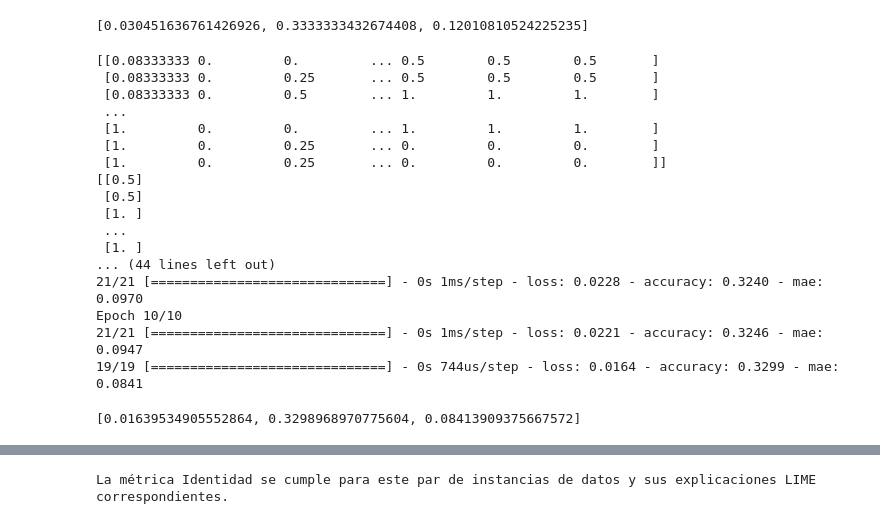
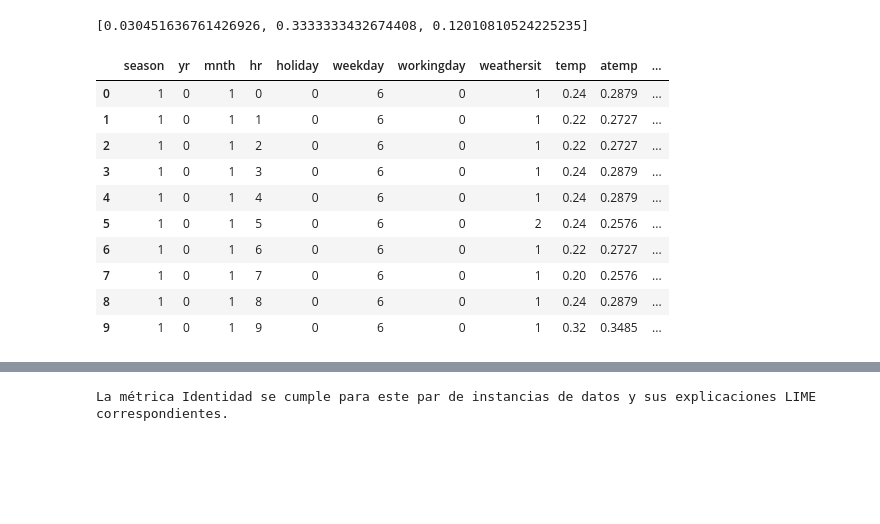
Before and after one commit to jucamgar2/PoryectoIA-Metodo-LIME, a Jupyter notebook: Fichero principal del proyecto.ipynb, the cells around one changed output, grey strips where cells are left out. Saved outputs shown, nothing was run; the diff lists cells and outputs as text; code cells hidden in the pictures; blank space fills up the shorter version.

```diff
--- a/Fichero principal del proyecto.ipynb
+++ b/Fichero principal del proyecto.ipynb
@@ -121,56 +121,32 @@ red_evaluation.evaluate(atributos_prueba, objetivo_prueba)
 28/28 [==============================] - 0s 713us/step - loss: 0.0305 - accuracy: 0.3333 - mae: 0.1201
 [0.030451636761426926, 0.3333333432674408, 0.12010810524225235]
 # %%
+#Importamos las librerias necesarias para crear la red neuronal
 import pandas
 import numpy as np
 from sklearn import model_selection, preprocessing
 from tensorflow import keras
-steel = pandas.read_csv('turkiye-student-evaluation_generic.csv', header=0)
-steel.head(10)
-atributos = evaluation.loc[:, 'class':'Q27']
-atributos = atributos.to_numpy()
-scaler = preprocessing.MinMaxScaler()
-atributos = scaler.fit_transform(atributos)
-print(atributos)
-objetivo = evaluation['Q28']
-objetivo = evaluation['Q28'].to_numpy(dtype=np.float32)
-scaler = preprocessing.MinMaxScaler()
-objetivo = scaler.fit_transform(objetivo.reshape(-1, 1))
-print(objetivo)
-print(objetivo)
-(atributos_entrenamiento, atributos_prueba,
- objetivo_entrenamiento, objetivo_prueba) = model_selection.train_test_split(
-    atributos, objetivo, test_size=.10)
-normalizador = keras.layers.Normalization()
-normalizador.adapt(atributos_entrenamiento)
-red_evaluation = keras.Sequential()
-red_evaluation.add(keras.layers.Input(shape=(31,)))
-red_evaluation.add(normalizador)
-red_evaluation.add(keras.layers.Dense(75, activation='relu'))
-red_evaluation.add(keras.layers.Dense(75, activation='sigmoid'))
-red_evaluation.add(keras.layers.Dense(1))
-#red_evaluation.add(keras.layers.Lambda(lambda x: x * 5))
-red_evaluation.summary()
-red_evaluation.compile(optimizer='SGD', loss='mean_squared_error', metrics=['accuracy', 'mae'])
-red_evaluation.fit(atributos_entrenamiento, objetivo_entrenamiento,
-                batch_size=256, epochs=10)
-red_evaluation.evaluate(atributos_prueba, objetivo_prueba)
+#Leemos el csv
+#bikes = pandas.read_csv('hour.csv', header=0)
+bikes = pandas.read_csv('hour2.csv',header = 0)
+
+# Eliminar la columna
+#bikes = bikes.drop('dteday', axis=1)
+#bikes = bikes.drop('instant', axis=1)
+# Guardar el DataFrame resultante en un nuevo archivo CSV
+#bikes.to_csv('hour2.csv', index=False)
-# %% [output]
-[[0.08333333 0.         0.         ... 0.5        0.5        0.5       ]
- [0.08333333 0.         0.25       ... 0.5        0.5        0.5       ]
- [0.08333333 0.         0.5        ... 1.         1.         1.        ]
- ...
- [1.         0.         0.         ... 1.         1.         1.        ]
- [1.         0.         0.25       ... 0.         0.         0.        ]
- [1.         0.         0.25       ... 0.         0.         0.        ]]
-[[0.5]
- [0.5]
- [1. ]
- ...
- [1. ]
-... (44 lines left out)
-21/21 [==============================] - 0s 1ms/step - loss: 0.0228 - accuracy: 0.3240 - mae: 0.0970
-Epoch 10/10
-21/21 [==============================] - 0s 1ms/step - loss: 0.0221 - accuracy: 0.3246 - mae: 0.0947
-19/19 [==============================] - 0s 744us/step - loss: 0.0164 - accuracy: 0.3299 - mae: 0.0841
-[0.01639534905552864, 0.3298968970775604, 0.08413909375667572]
+# %%
+#Mostramos las 10 primeras lineas para ver que se ha leido bién
+bikes.head(10)
+# %% [output]
+|  | season | yr | mnth | hr | holiday | weekday | workingday | weathersit | temp | atemp | ... |
+| 0 | 1 | 0 | 1 | 0 | 0 | 6 | 0 | 1 | 0.24 | 0.2879 | ... |
+| 1 | 1 | 0 | 1 | 1 | 0 | 6 | 0 | 1 | 0.22 | 0.2727 | ... |
+| 2 | 1 | 0 | 1 | 2 | 0 | 6 | 0 | 1 | 0.22 | 0.2727 | ... |
+| 3 | 1 | 0 | 1 | 3 | 0 | 6 | 0 | 1 | 0.24 | 0.2879 | ... |
+| 4 | 1 | 0 | 1 | 4 | 0 | 6 | 0 | 1 | 0.24 | 0.2879 | ... |
+| 5 | 1 | 0 | 1 | 5 | 0 | 6 | 0 | 2 | 0.24 | 0.2576 | ... |
+| 6 | 1 | 0 | 1 | 6 | 0 | 6 | 0 | 1 | 0.22 | 0.2727 | ... |
+| 7 | 1 | 0 | 1 | 7 | 0 | 6 | 0 | 1 | 0.20 | 0.2576 | ... |
+| 8 | 1 | 0 | 1 | 8 | 0 | 6 | 0 | 1 | 0.24 | 0.2879 | ... |
+| 9 | 1 | 0 | 1 | 9 | 0 | 6 | 0 | 1 | 0.32 | 0.3485 | ... |
```
Also changed, not shown: parts of 8 cells of this notebook, 2 other files.
